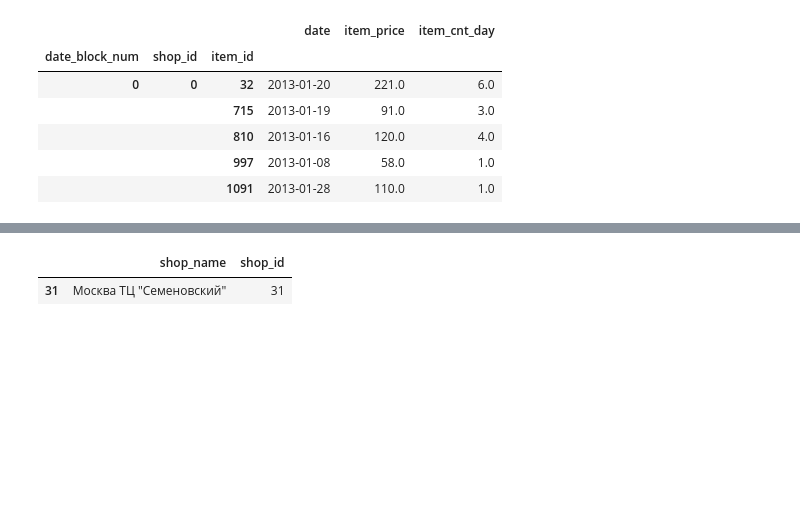
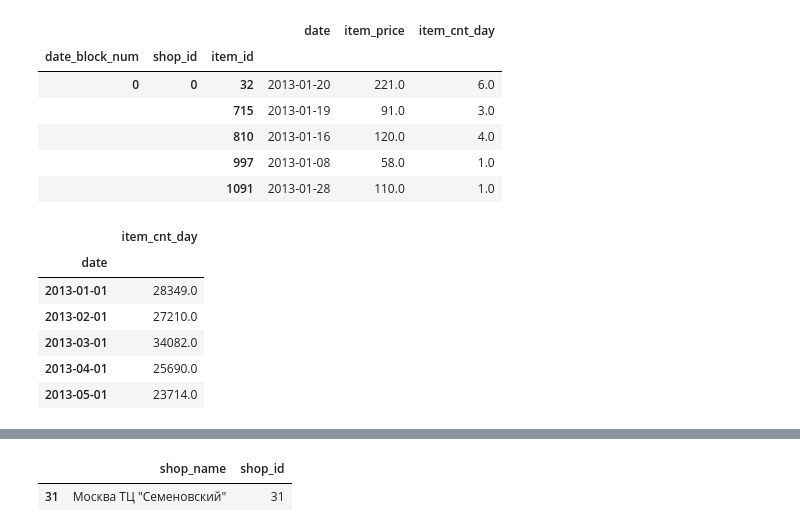
Before and after one commit to YPolina/Trainee, a Jupyter notebook: DS.ipynb, the cells around one changed output, grey strips where cells are left out. Drawn from its saved outputs; the diff is of its cells as text; code cells hidden in the pictures; blank space fills up the shorter version.

```diff
--- a/DS.ipynb
+++ b/DS.ipynb
@@ -130,3 +130,14 @@ fig = px.bar(group1, x = group1.index, y = 'item_cnt_day', width=800, height=800
 
 fig.update_xaxes(showticklabels=False)
 fig.show()
+# %%
+cat_40 = df_sales_train[df_sales_train['item_category_name'] == 'Кино - DVD'].groupby('date_block_num')[['date', 'item_cnt_day']].agg({'date': 'min', 'item_cnt_day': 'sum'}).set_index('date')
+cat_40.head()
+# %% [output]
+|  | item_cnt_day |
+| date |  |
+| 2013-01-01 | 28349.0 |
+| 2013-02-01 | 27210.0 |
+| 2013-03-01 | 34082.0 |
+| 2013-04-01 | 25690.0 |
+| 2013-05-01 | 23714.0 |
```
Also changed, not shown: parts of 2 cells of this notebook.
